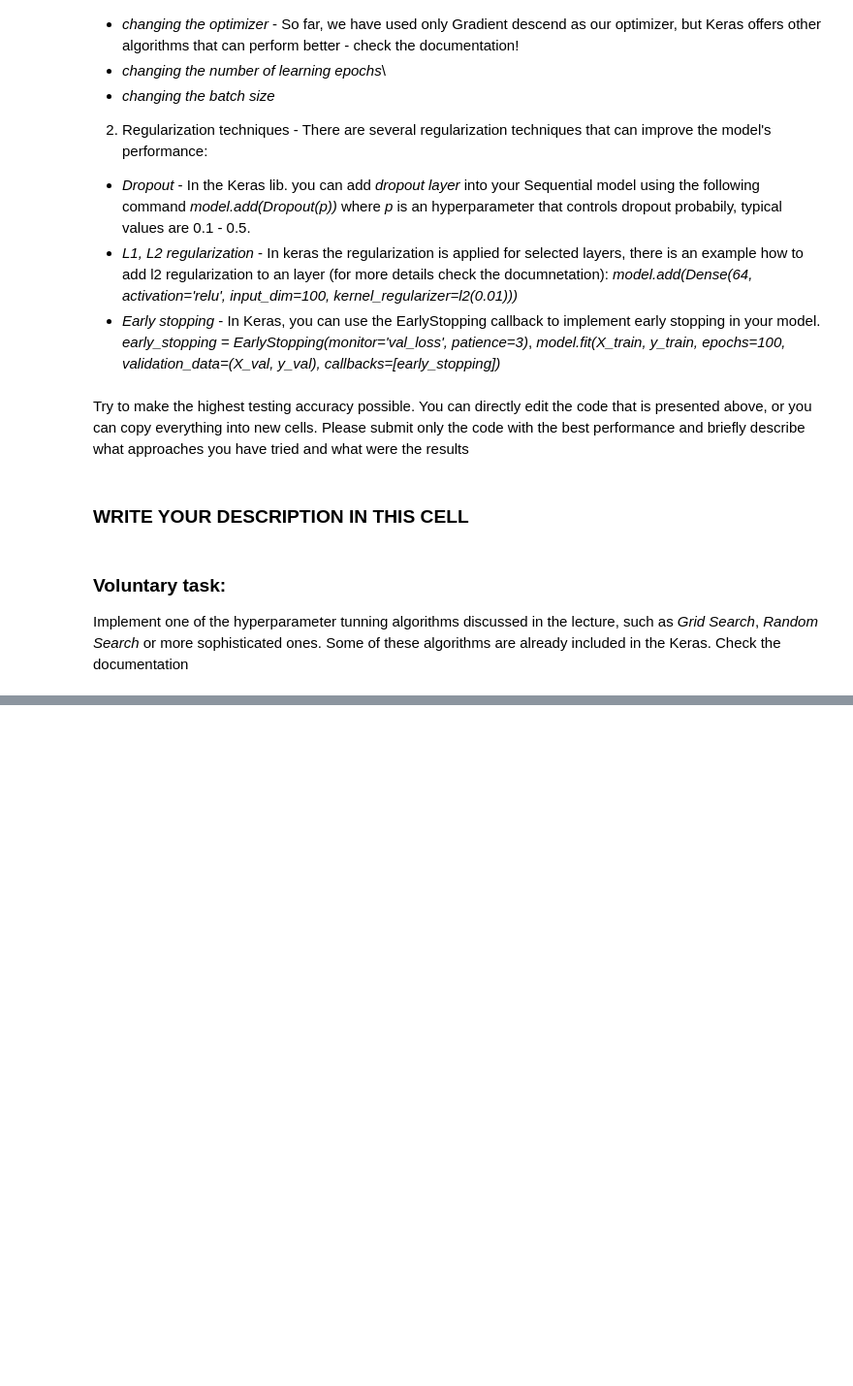
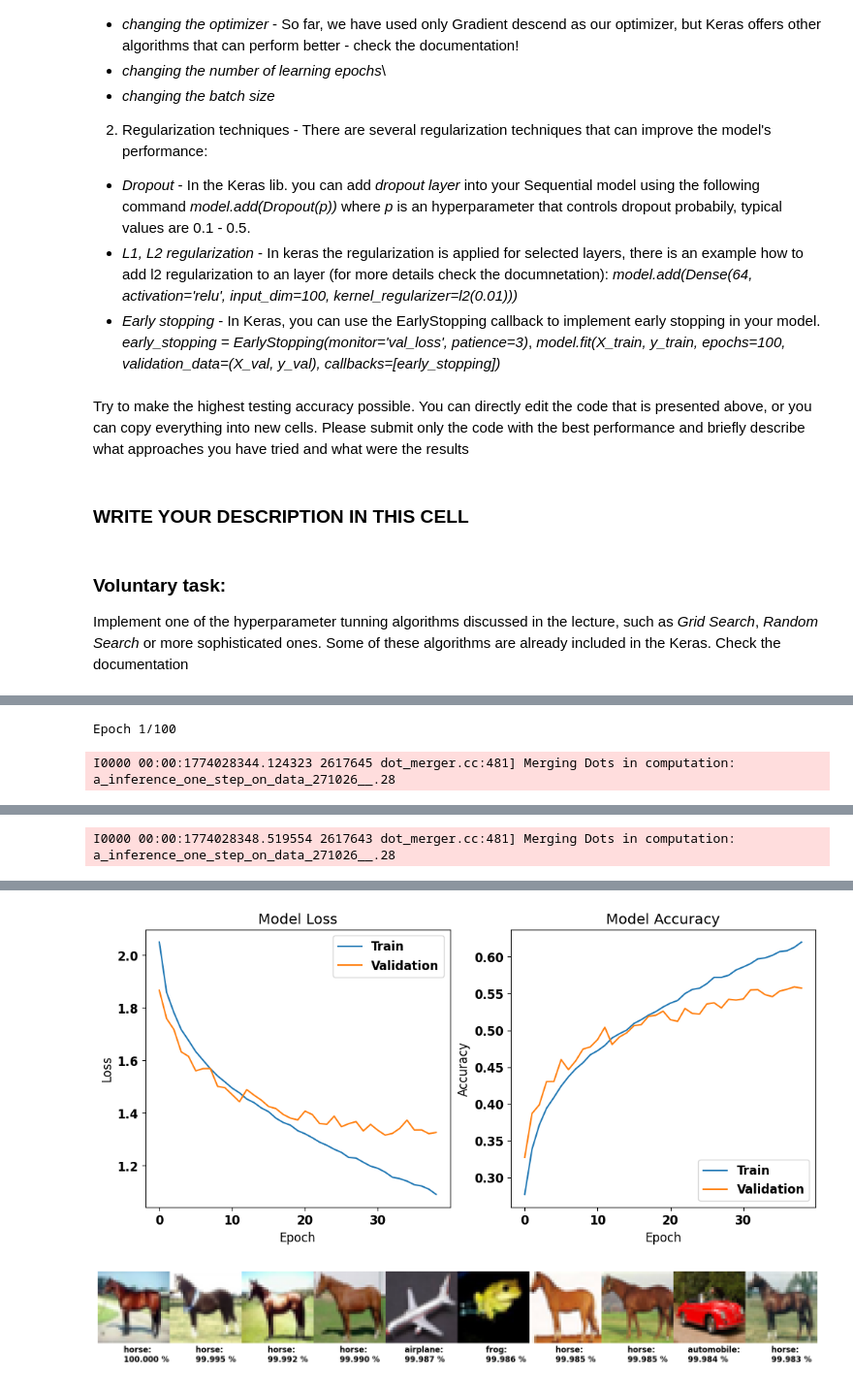
Before and after one commit to MGA215/Garncarz_MPA_MLF, a Jupyter notebook: Lab06_FFNN_tuning/Ex_06.ipynb, the cells around one changed output, grey strips where cells are left out. Shown at 97% size. Saved outputs shown, nothing was run; the diff lists cells and outputs as text; code cells hidden in the pictures; blank space fills up the shorter version.

Commit message:
Finished 500 iterations on FFNN on CIFAR10

```diff
--- a/Lab06_FFNN_tuning/Ex_06.ipynb
+++ b/Lab06_FFNN_tuning/Ex_06.ipynb
@@ -151,5 +183,3 @@ model.compile(loss='categorical_crossentropy', optimizer=optimizer, metrics=['ac
 ### 5. Train the model
 # %% [markdown]
 Our model will be trained in the same way as in our last pc_labs,
-# %%
-history = model.fit(X_train_scaled, y_train_encoded, epochs=60, batch_size=48, validation_split = 0.2, callbacks=[early_stopping])
@@ -200,3 +197,21 @@ plt.plot(history.history['val_accuracy'])
+# %%
+def plot_training_history(history) -> None:
+    plt.figure(figsize=(12, 5))
+    plt.subplot(1, 2, 1)
+    plt.plot(history.history['loss'])
+    plt.plot(history.history['val_loss'])
+    plt.title('Model Loss')
+    plt.xlabel('Epoch')
+    plt.ylabel('Loss')
+    plt.legend(['Train', 'Validation'], loc='upper right')
+
+    plt.subplot(1, 2, 2)
+    plt.plot(history.history['accuracy'])
+    plt.plot(history.history['val_accuracy'])
+    plt.title('Model Accuracy')
+    plt.xlabel('Epoch')
+    plt.ylabel('Accuracy')
+    plt.legend(['Train', 'Validation'], loc='lower right')
 # %% [markdown]
 As you can see from the evaluation above, we was able to achive approx. 30% of an accuracy. In other word approx. 70% of an images we classified wrongly. That is really bad!
 # %% [markdown]
@@ -276,0 +417,55 @@ Implement one of the hyperparameter tunning algorithms discussed in the lecture,
+# %%
+# Evaluating the best model
+
+df = pd.read_csv("results.csv")
+best_model_data = df.sort_values(by="Val_Accuracy", ascending=False).iloc[0]
+
+print("--- WINNING PARAMETERS ---")
+print(best_model_data)
+
+print(f'Best accuracy: {best_model_data["Val_Accuracy"]:.2f}%')
+params = {
+    'optimizer': 'Adam',
+    'learning_rate': best_model_data['Learning Rate'],
+    'hidden_layers': best_model_data['Layers'],
+    'hidden_units': np.array([np.int32(best_model_data['Initial neurons']) * 1 for _ in range(best_model_data['Layers'])], dtype=np.int32).tolist(),
+    'activations': best_model_data['Activation'],
+    'epochs': epochs,
+    'batch_size': best_model_data['Batch Size'],
+    'dropout_rate': best_model_data['Dropout Rate'],
+    'l2_reg': best_model_data['L2 Penalty'],
+    'compression_factor': 1.0,
+}
+
+print(f'Best parameters: {params}')
+
+os.environ["TF_GPU_ALLOCATOR"] = "cuda_malloc_async" # set GPU allocator
+os.environ['TF_CPP_MIN_LOG_LEVEL'] = '3' # Suppress TensorFlow logging (1 = INFO, 2 = WARNING, 3 = ERROR)
+os.environ['TF_ENABLE_ONEDNN_OPTS'] = '0' # Disable oneDNN optimizations to reduce GPU memory fragmentation
+
+import warnings
+warnings.filterwarnings('ignore', category=np.exceptions.VisibleDeprecationWarning)
+
+import absl.logging
+absl.logging.set_verbosity(absl.logging.ERROR) # Disable some logging from Tensorflow
+
+import tensorflow as tf
+physical_devices = tf.config.list_physical_devices('GPU')
+if physical_devices:
+    tf.config.experimental.set_memory_growth(physical_devices[0], True)
+
+(x_train, y_train), (x_test, y_test) = tf.keras.datasets.cifar10.load_data()
+x_train, x_test = x_train / 255.0, x_test / 255.0
+y_train, y_test_encoded = tf.keras.utils.to_categorical(y_train, num_classes=10), tf.keras.utils.to_categorical(y_test, num_classes=10)
+
+model = build_model(params)
+model.summary()
+compile_model(model, params)
+history = train_model(model, params, verbose=1, x_train=x_train, y_train=y_train)
+acc, loss = evaluate_model(model, verbose=1, x_test=x_test, y_test=y_test_encoded)
+plot_training_history(model.history)
+
+show_the_best_predictions(model, x_test, y_test)
+print(f'Best model accuracy: {acc*100:.2f}%')
+print(f'Best model loss: {loss:.4f}')
+# %% [output]
@@ -276,0 +507,2 @@ Implement one of the hyperparameter tunning algorithms discussed in the lecture,
+Epoch 1/100
+I0000 00:00:1774028344.124323 2617645 dot_merger.cc:481] Merging Dots in computation: a_inference_one_step_on_data_271026__.28
@@ -276,0 +510 @@ Implement one of the hyperparameter tunning algorithms discussed in the lecture,
+I0000 00:00:1774028348.519554 2617643 dot_merger.cc:481] Merging Dots in computation: a_inference_one_step_on_data_271026__.28
@@ -276,0 +528,2 @@ Implement one of the hyperparameter tunning algorithms discussed in the lecture,
+[figure, added]
+[figure, added]
```
Also changed, not shown: parts of 27 cells of this notebook, 3 other files.
